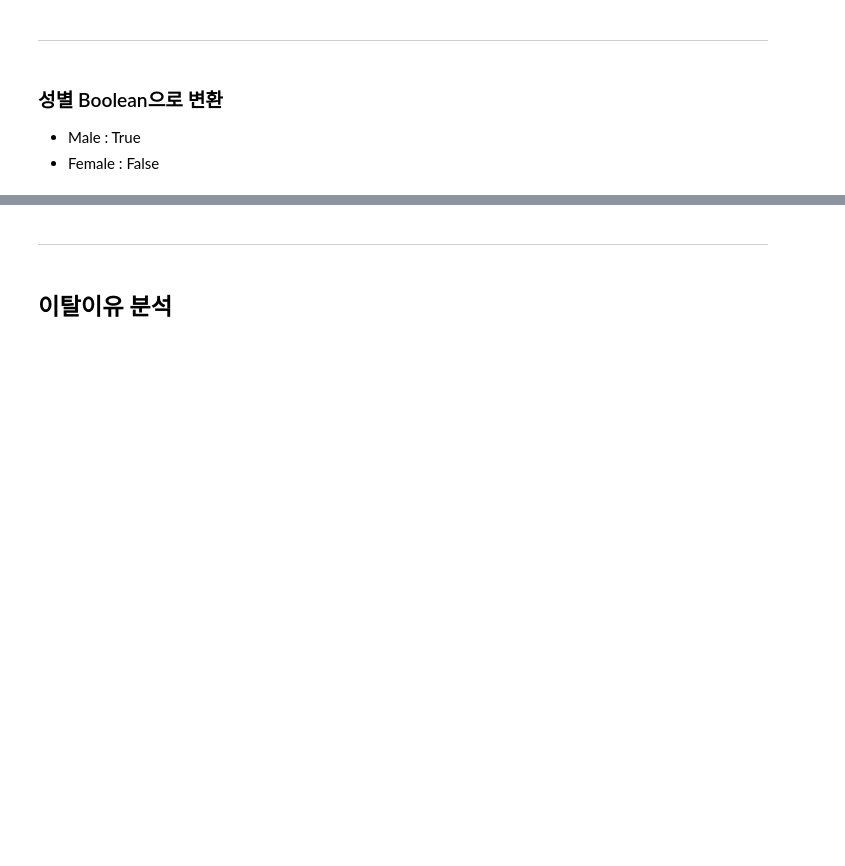
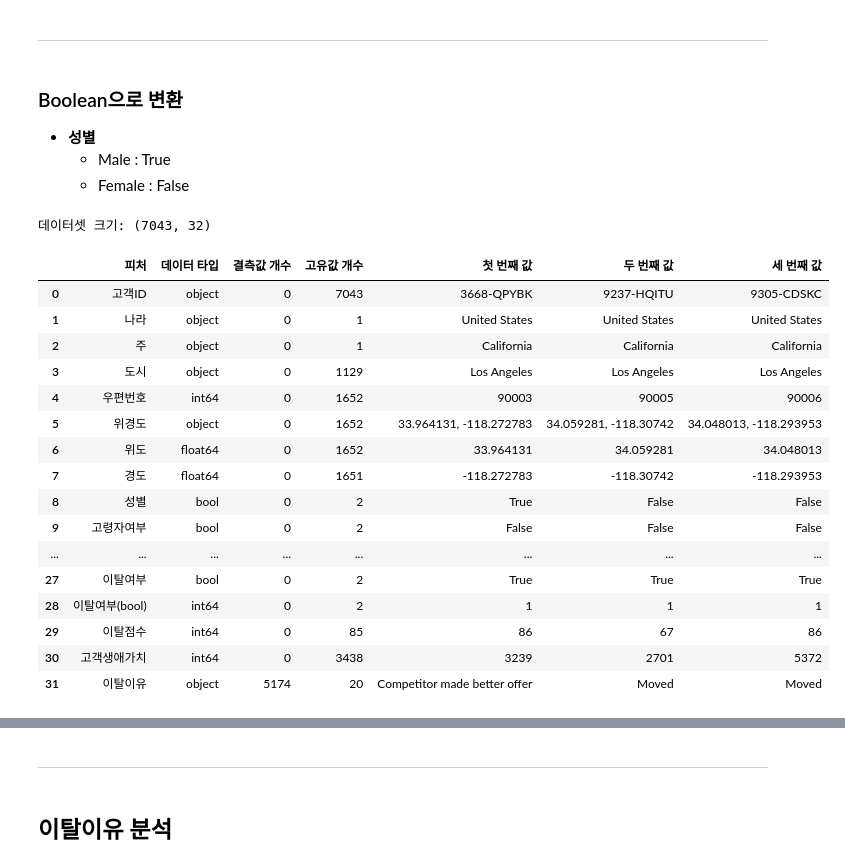
Before and after one commit to Blche/midproject_8, a Jupyter notebook: members/문세희/[전처리완료] New_Telco_customer_churn_문세희.ipynb, the cells around one changed output, grey strips where cells are left out. Saved outputs shown, nothing was run; the diff lists cells and outputs as text; code cells hidden in the pictures; blank space fills up the shorter version.

Commit message:
전처리 no internet service 미적용되어 최종수정

```diff
--- a/members/문세희/[전처리중] New_Telco_customer_churn_문세희.ipynb
+++ b/members/문세희/[전처리완료] New_Telco_customer_churn_문세희.ipynb
@@ -263,4 +245,8 @@ print(churn['결제방법'].unique())
 # %%
 churn.drop('카운트', axis=1, inplace=True)
+# %%
+# tel과 마찬가지로 ' ' 처리
+churn['총요금'] = churn['총요금'].replace(' ', 0)
+churn['총요금'] = churn['총요금'].astype(float)
 # %%
 resumetable(churn)
@@ -267,9 +272,32 @@ resumetable(churn)
 # %% [markdown]
 ---
 # %% [markdown]
-### 성별 Boolean으로 변환
-- Male : True
-- Female : False
+### Boolean으로 변환
+- **성별**
+  - Male : True
+  - Female : False
 # %%
+churn = churn.replace({'No internet service': 'No'})
+churn['복수회선여부'] = churn['복수회선여부'].replace({'No phone service': 'No'})
 churn = churn.replace({'Male' : True, 'Female': False})
+churn = churn.replace({'Yes': True, 'No': False})
 resumetable(churn)
+# %% [output]
+데이터셋 크기: (7043, 32)
+|  | 피처 | 데이터 타입 | 결측값 개수 | 고유값 개수 | 첫 번째 값 | 두 번째 값 | 세 번째 값 |
+| 0 | 고객ID | object | 0 | 7043 | 3668-QPYBK | 9237-HQITU | 9305-CDSKC |
+| 1 | 나라 | object | 0 | 1 | United States | United States | United States |
+| 2 | 주 | object | 0 | 1 | California | California | California |
+| 3 | 도시 | object | 0 | 1129 | Los Angeles | Los Angeles | Los Angeles |
+| 4 | 우편번호 | int64 | 0 | 1652 | 90003 | 90005 | 90006 |
+| 5 | 위경도 | object | 0 | 1652 | 33.964131, -118.272783 | 34.059281, -118.30742 | 34.048013, -118.293953 |
+| 6 | 위도 | float64 | 0 | 1652 | 33.964131 | 34.059281 | 34.048013 |
+| 7 | 경도 | float64 | 0 | 1651 | -118.272783 | -118.30742 | -118.293953 |
+| 8 | 성별 | bool | 0 | 2 | True | False | False |
+| 9 | 고령자여부 | bool | 0 | 2 | False | False | False |
+| ... | ... | ... | ... | ... | ... | ... | ... |
+| 27 | 이탈여부 | bool | 0 | 2 | True | True | True |
+| 28 | 이탈여부(bool) | int64 | 0 | 2 | 1 | 1 | 1 |
+| 29 | 이탈점수 | int64 | 0 | 85 | 86 | 67 | 86 |
+| 30 | 고객생애가치 | int64 | 0 | 3438 | 3239 | 2701 | 5372 |
+| 31 | 이탈이유 | object | 5174 | 20 | Competitor made better offer | Moved | Moved |
```
Also changed, not shown: parts of 13 cells of this notebook.
